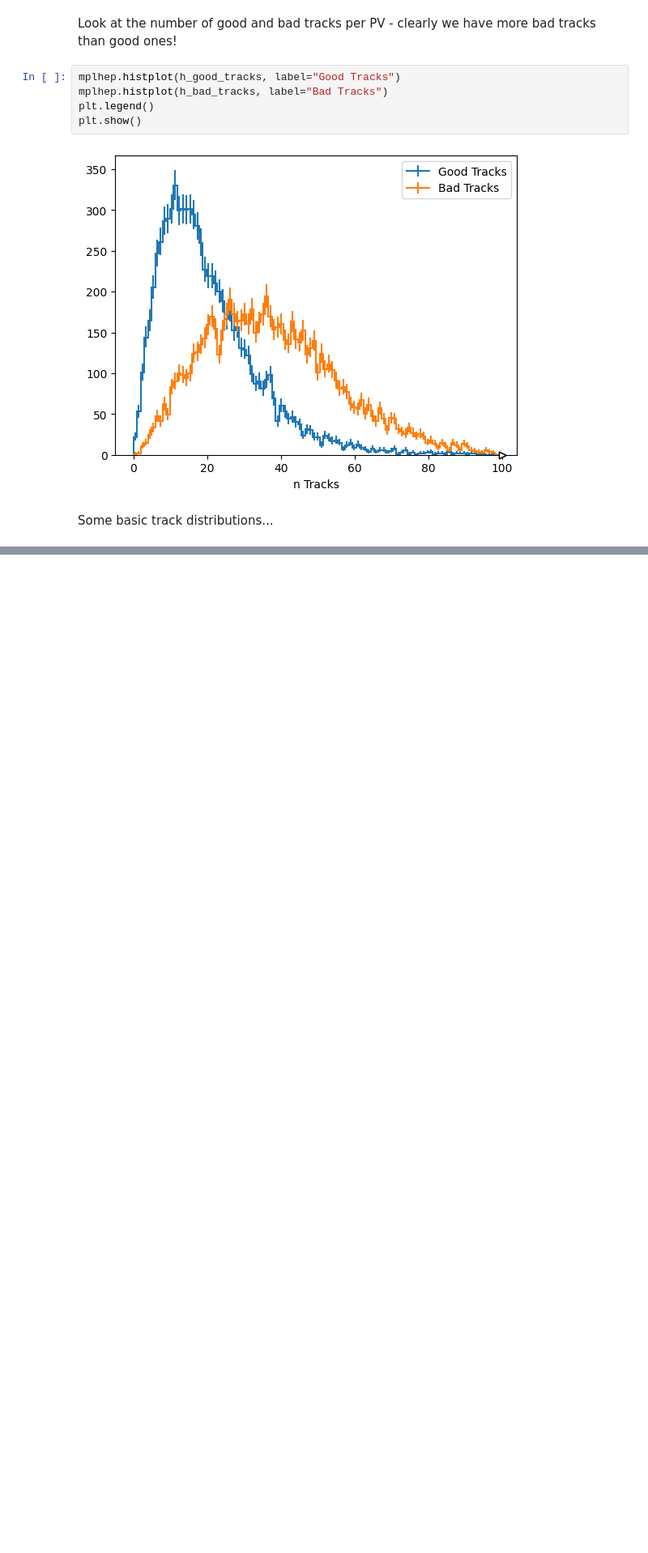
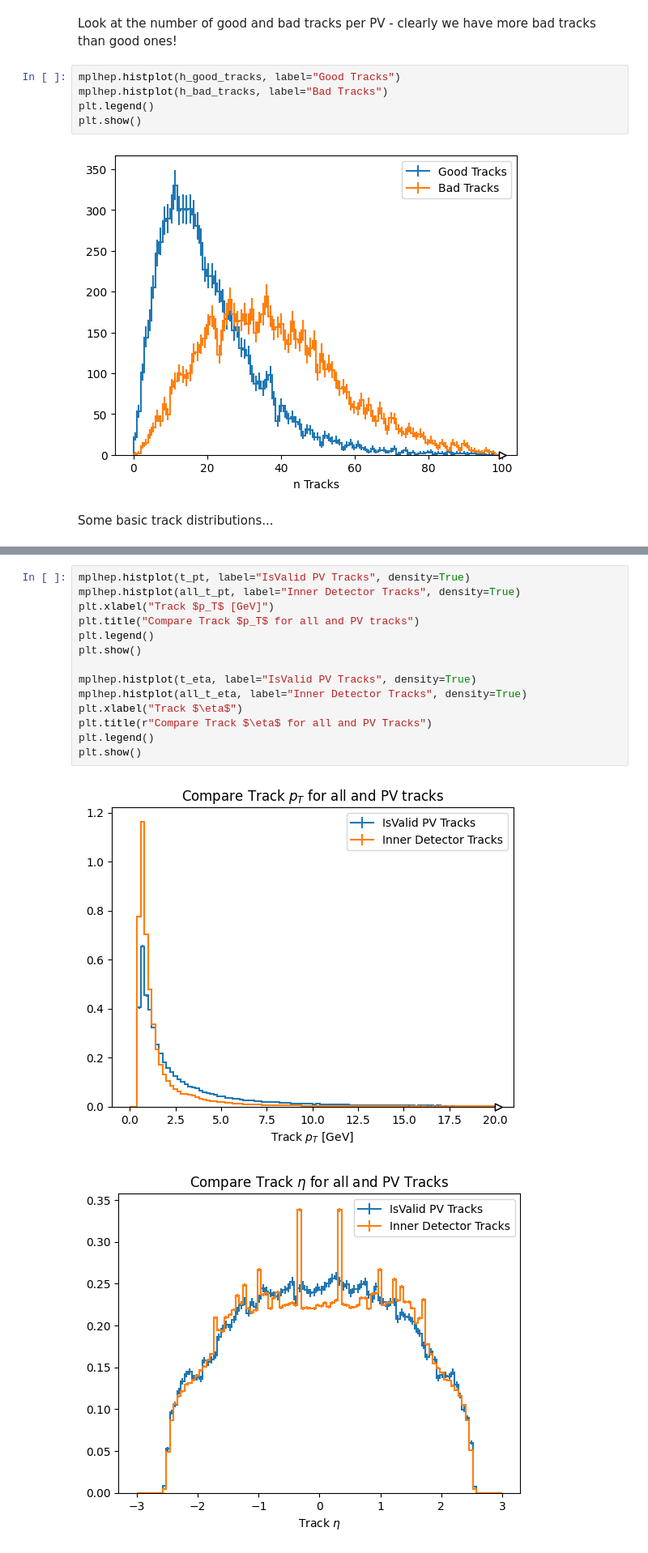
Before and after one commit to gordonwatts/sx_training_fetch, a Jupyter notebook: notebooks/pv_derivation_tracks.ipynb, the cells around one changed output, grey strips where cells are left out. Shown at 81% size. Cells and saved outputs as stored; diff of their text form; blank space fills up the shorter version.

```diff
--- a/notebooks/pv_derivation_tracks.ipynb
+++ b/notebooks/pv_derivation_tracks.ipynb
@@ -87,0 +121,17 @@ plt.show()
+# %%
+mplhep.histplot(t_pt, label="IsValid PV Tracks", density=True)
+mplhep.histplot(all_t_pt, label="Inner Detector Tracks", density=True)
+plt.xlabel("Track $p_T$ [GeV]")
+plt.title("Compare Track $p_T$ for all and PV tracks")
+plt.legend()
+plt.show()
+
+mplhep.histplot(t_eta, label="IsValid PV Tracks", density=True)
+mplhep.histplot(all_t_eta, label="Inner Detector Tracks", density=True)
+plt.xlabel("Track $\eta$")
+plt.title(r"Compare Track $\eta$ for all and PV Tracks")
+plt.legend()
+plt.show()
+# %% [output]
+[figure, added]
+[figure, added]
```
Also changed, not shown: parts of 5 cells of this notebook.
